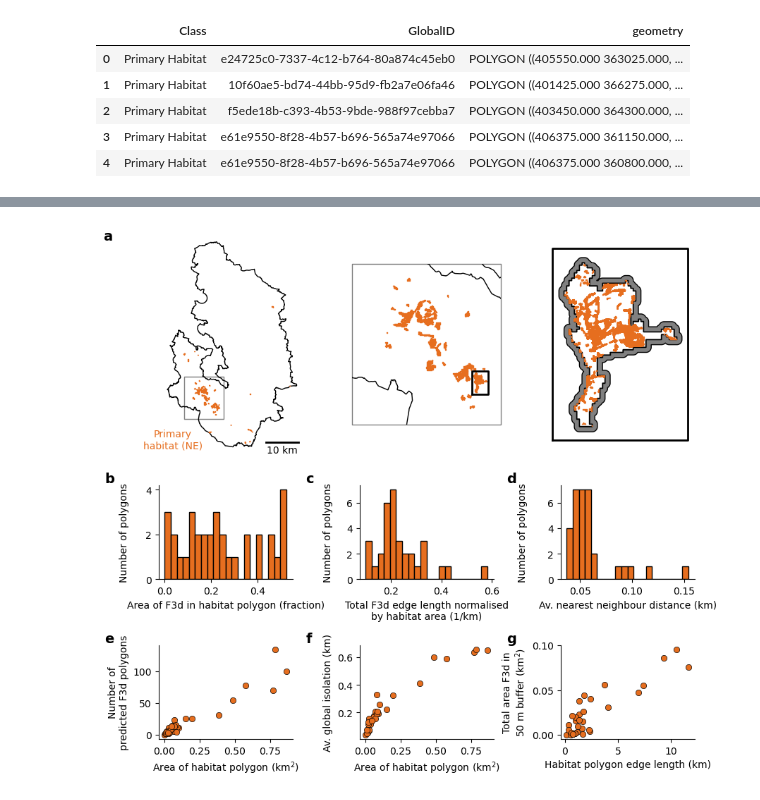
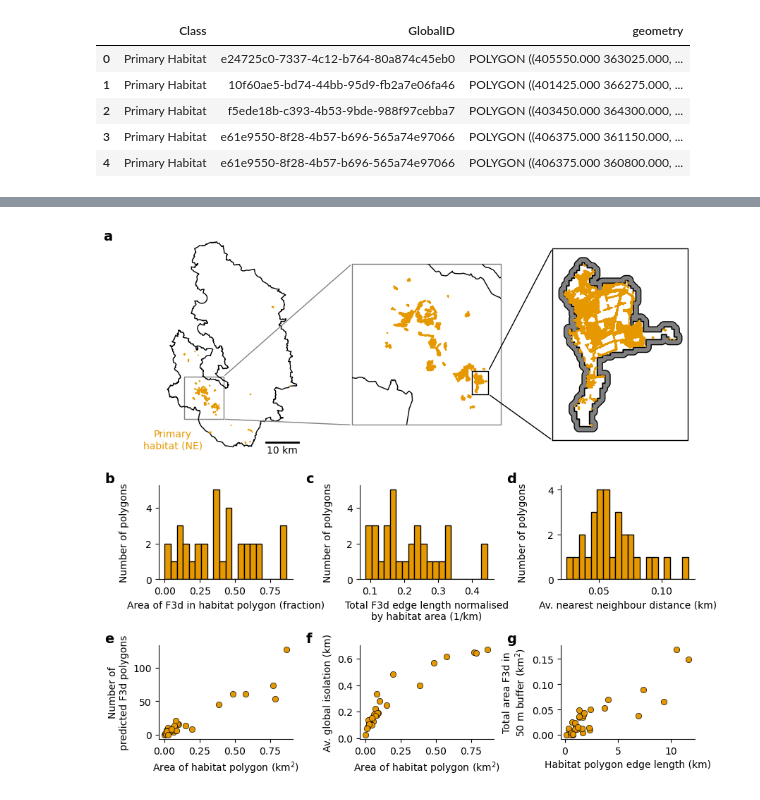
Before and after one commit to pdnpa/cnn-land-cover, a Jupyter notebook: notebooks/Figure Rush pasture.ipynb, the cells around one changed output, grey strips where cells are left out. Saved outputs shown, nothing was run; the diff lists cells and outputs as text; code cells hidden in the pictures.

Commit message:
updated rush pasture fig with new preds

```diff
--- a/notebooks/Figure Rush pasture.ipynb
+++ b/notebooks/Figure Rush pasture.ipynb
@@ -271,16 +309,22 @@ keys_habs = df_hab_rush['GlobalID'].values.tolist()
 # %%
 save_fig = True
 
-colour_rush = '#e66e1f'
+colour_rush = '#e69800'
+plot_connecting_lines = True
+
 fig = plt.figure(figsize=(8, 8), constrained_layout=False)
 # gs_pd = fig.add_gridspec(1, 2, wspace=0.1, hspace=0.1, left=0.02, right=0.55, top=0.95, bottom=0.55)
 # gs_hab_ex = fig.add_gridspec(1, 1, wspace=0.1, hspace=0.1, left=0.65, right=0.97, top=0.95, bottom=0.55)
 gs_pd = fig.add_gridspec(1, 3, wspace=0.3, hspace=0.1, left=0.02, right=0.97, top=0.95, bottom=0.55)
 gs_stats = fig.add_gridspec(2, 3, wspace=0.5, hspace=0.7, left=0.02, right=0.97, top=0.5, bottom=0.05)
 
+box_minx = 398000
+box_maxx = 410000
+box_miny = 357000
+box_maxy = 370000
 axes_pd = [fig.add_subplot(gs_pd[0, iax]) for iax in range(3)]
 for iax, ax in enumerate(axes_pd[:2]):
-    box_interest = shp.geometry.box(398000, 357000, 410000, 370000)
+    box_interest = shp.geometry.box(box_minx, box_miny, box_maxx, box_maxy)
     df_box = gpd.GeoDataFrame(geometry=[box_interest])
     df_box.plot(ax=ax, facecolor='none', edgecolor='grey', clip_on=False)
     pd_outline.plot(ax=ax, facecolor='none', edgecolor='black')
@@ -290,10 +334,9 @@ for iax, ax in enumerate(axes_pd[:2]):
         ax.text(s='10 km', x=428000, y=349000, ha='center', va='top')
         ax.text(s='Primary\nhabitat (NE)', x=394500, y=354000, ha='center', va='top', c=colour_rush)
     elif iax == 1:
-        ax.set_xlim(398000, 410000)
-        ax.set_ylim(357000, 370000)
+        ax.set_xlim(box_minx, box_maxx)
+        ax.set_ylim(box_miny, box_maxy)
     ax.axis('off')
-
 
 # id += 1
 # curr_key = keys_habs[id]
@@ -307,8 +350,24 @@ xlims = ax_hab_ex.get_xlim()
 ylims = ax_hab_ex.get_ylim()
 for ax in [axes_pd[1], ax_hab_ex]:
     ax.plot([xlims[0], xlims[1], xlims[1], xlims[0], xlims[0]], [ylims[0], ylims[0], ylims[1], ylims[1], ylims[0]],
-            c='k', linewidth=2, clip_on=False)
+            c='k', linewidth=1, clip_on=False)
 ax_hab_ex.axis('off')
+
+if plot_connecting_lines:
+    ## from #https://stackoverflow.com/questions/18571474/matplotlib-can-a-plot-a-line-from-one-set-of-axes-to-another
+    for ycoord in [box_miny, box_maxy]:
+       axes_pd[0].annotate('', xy=(box_maxx, ycoord), xytext=(box_minx, ycoord),
+                xycoords=axes_pd[0].transData,
+                textcoords=axes_pd[1].transData,
+                arrowprops=dict(facecolor='none', edgecolor='grey',
+                                arrowstyle='-', clip_on=False))
+
+    for ycoord in [ylims[0], ylims[1]]:
+       axes_pd[1].annotate('', xy=(xlims[1], ycoord), xytext=(xlims[0], ycoord),
+                xycoords=axes_pd[1].transData,
+                textcoords=axes_pd[2].transData,
+                arrowprops=dict(facecolor='none', edgecolor='k', linewidth=1,
+                                arrowstyle='-', clip_on=False))
 
 dict_real_names = {'perc_pred_in_hab': 'Area of F3d in habitat polygon (fraction)',
                    'total_edge_length_per_area_pred': 'Total F3d edge length normalised\nby habitat area (1/km)',
@@ -334,31 +393,31 @@ sns.scatterplot(x='area_hab', y='av_global_isolation', data=df_stats_per_hab, ax
                 facecolor=colour_rush, edgecolor='k')
 axes_stats[1][1].set_xlabel('Area of habitat polygon (km' + r"$^2$" + ')')
 axes_stats[1][1].set_ylabel('Av. global isolation (km)')
 # ax[1, 1].set_title('Area of habitat vs. average \nglobal isolation')
 
 sns.scatterplot(x='hab_edge_length', y='area_pred_in_buffer', data=df_stats_per_hab, ax=axes_stats[1][2],
                 facecolor=colour_rush, edgecolor='k')
 axes_stats[1][2].set_xlabel('Habitat polygon edge length (km)')# + r"$^2$" + ')')
 axes_stats[1][2].set_ylabel(f'Total area F3d in\n{buffer_dist} m buffer (km' + r"$^2$" + ')')
 # ax[1, 1].set_title('Area of habitat vs. average \nglobal isolation')
 
 ## align ylabels:
 letters = ['a', 'b', 'c', 'd', 'e', 'f', 'g']
 count = 0
 for irow in range(2):
     for icol in range(3):
         if irow == 0:
             fig.align_ylabels([axes_stats[0][icol], axes_stats[1][icol]])
 
         count += 1
         lcv.despine(axes_stats[irow][icol])
         axes_stats[irow][icol].text(s=letters[count], x=-0.4, y=1, ha='left', va='bottom',
                                     transform=axes_stats[irow][icol].transAxes, fontweight='bold', fontsize=14, clip_on=False)
 
 ## add panel labels
 axes_pd[0].text(s='a', x=-0.4, y=0.95, ha='left', va='bottom', transform=axes_pd[0].transAxes, fontweight='bold', fontsize=14, clip_on=False)
 
 if save_fig:
     plt.savefig('../figures/fig_rush_pasture_stats.pdf', bbox_inches='tight')
 # %% [output]
-[figure, old version]
+[figure, new version]
```
Also changed, not shown: parts of 8 cells of this notebook, 4 other files.
